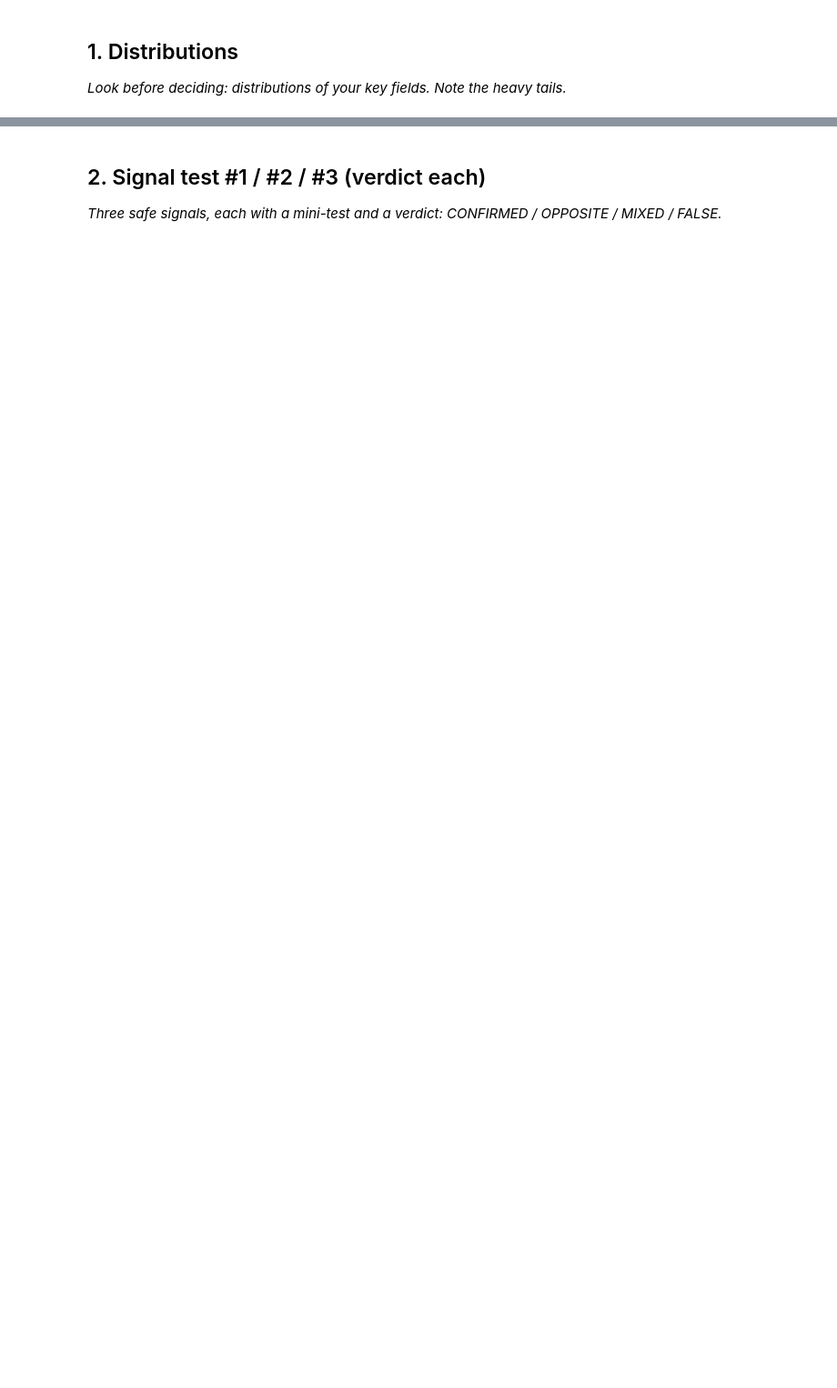
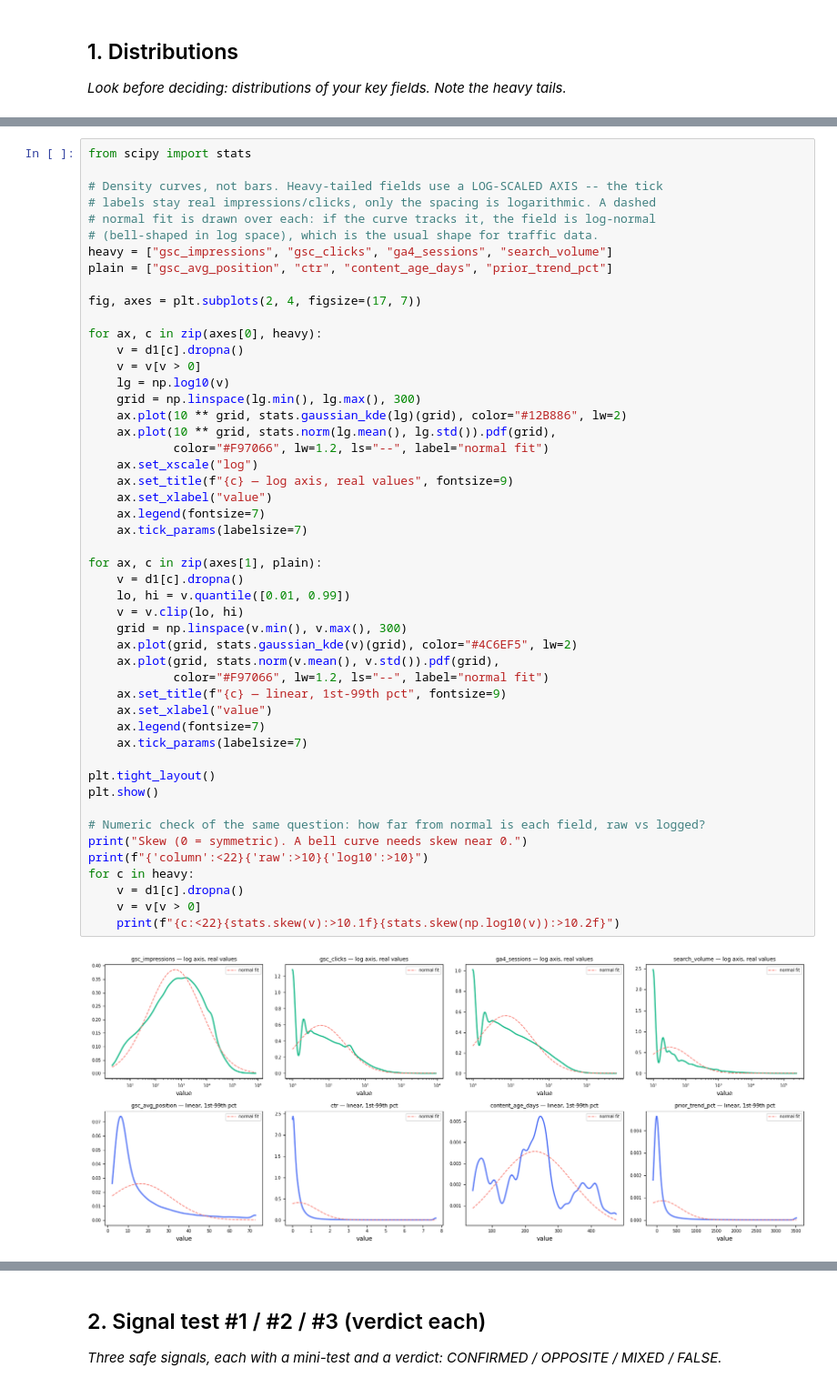
Before and after one commit to danielajetunmobi/flyrank, a Jupyter notebook: work/notebooks/w04_signal_audit.ipynb, the cells around one changed output, grey strips where cells are left out. Shown at 91% size. Saved outputs shown, nothing was run; the diff lists cells and outputs as text; blank space fills up the shorter version.

```diff
--- a/work/notebooks/w04_signal_audit.ipynb
+++ b/work/notebooks/w04_signal_audit.ipynb
@@ -15,0 +292,51 @@ This skeleton is yours to fill. Work the sections **in order** — each one has
+# %%
+from scipy import stats
+
+# Density curves, not bars. Heavy-tailed fields use a LOG-SCALED AXIS -- the tick
+# labels stay real impressions/clicks, only the spacing is logarithmic. A dashed
+# normal fit is drawn over each: if the curve tracks it, the field is log-normal
+# (bell-shaped in log space), which is the usual shape for traffic data.
+heavy = ["gsc_impressions", "gsc_clicks", "ga4_sessions", "search_volume"]
+plain = ["gsc_avg_position", "ctr", "content_age_days", "prior_trend_pct"]
+
+fig, axes = plt.subplots(2, 4, figsize=(17, 7))
+
+for ax, c in zip(axes[0], heavy):
+    v = d1[c].dropna()
+    v = v[v > 0]
+    lg = np.log10(v)
+    grid = np.linspace(lg.min(), lg.max(), 300)
+    ax.plot(10 ** grid, stats.gaussian_kde(lg)(grid), color="#12B886", lw=2)
+    ax.plot(10 ** grid, stats.norm(lg.mean(), lg.std()).pdf(grid),
+            color="#F97066", lw=1.2, ls="--", label="normal fit")
+    ax.set_xscale("log")
+    ax.set_title(f"{c} — log axis, real values", fontsize=9)
+    ax.set_xlabel("value")
+    ax.legend(fontsize=7)
+    ax.tick_params(labelsize=7)
+
+for ax, c in zip(axes[1], plain):
+    v = d1[c].dropna()
+    lo, hi = v.quantile([0.01, 0.99])
+    v = v.clip(lo, hi)
+    grid = np.linspace(v.min(), v.max(), 300)
+    ax.plot(grid, stats.gaussian_kde(v)(grid), color="#4C6EF5", lw=2)
+    ax.plot(grid, stats.norm(v.mean(), v.std()).pdf(grid),
+            color="#F97066", lw=1.2, ls="--", label="normal fit")
+    ax.set_title(f"{c} — linear, 1st-99th pct", fontsize=9)
+    ax.set_xlabel("value")
+    ax.legend(fontsize=7)
+    ax.tick_params(labelsize=7)
+
+plt.tight_layout()
+plt.show()
+
+# Numeric check of the same question: how far from normal is each field, raw vs logged?
+print("Skew (0 = symmetric). A bell curve needs skew near 0.")
+print(f"{'column':<22}{'raw':>10}{'log10':>10}")
+for c in heavy:
+    v = d1[c].dropna()
+    v = v[v > 0]
+    print(f"{c:<22}{stats.skew(v):>10.1f}{stats.skew(np.log10(v)):>10.2f}")
+# %% [output]
+[figure, added]
```
Also changed, not shown: parts of 21 cells of this notebook, 2 other files.
